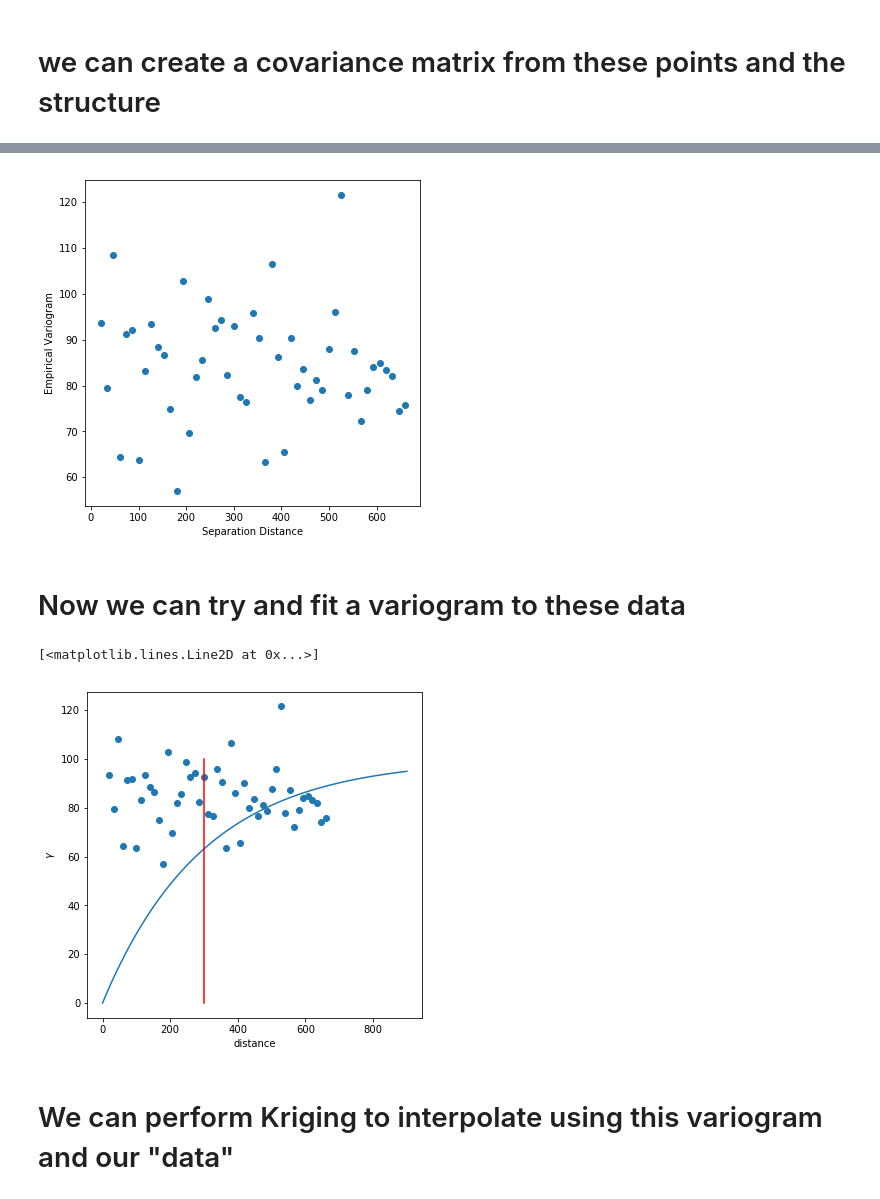
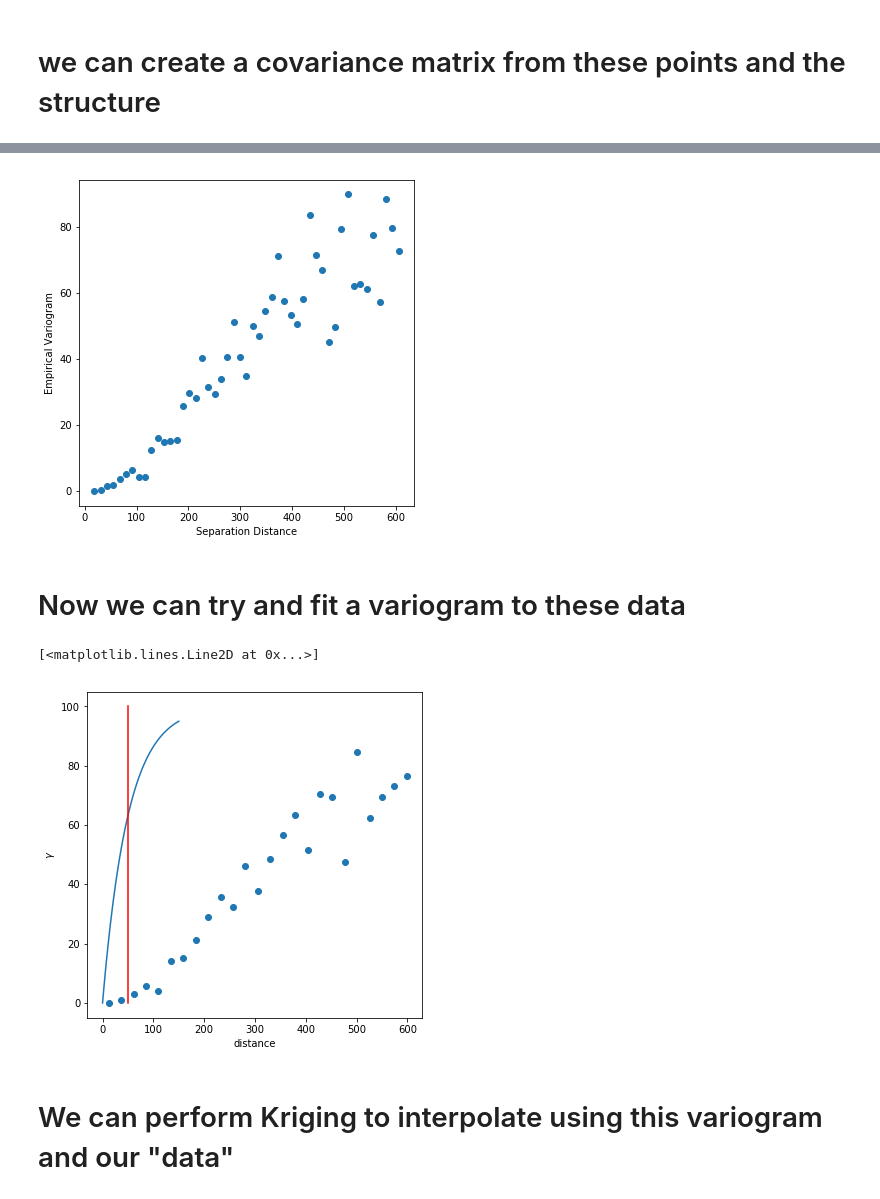
Before and after one commit to mnfienen/GW1876, a Jupyter notebook: activities/geostatistics/geostatistics_introduction.ipynb, the cells around one changed output, grey strips where cells are left out. Saved outputs shown, nothing was run; the diff lists cells and outputs as text; code cells hidden in the pictures.

```diff
--- a/activities/geostatistics/geostatistics_introduction.ipynb
+++ b/activities/geostatistics/geostatistics_introduction.ipynb
@@ -47,8 +47,8 @@ X,Y = np.meshgrid(x,y)
 # %%
 
 npts = 100
-xs = np.random.uniform(0,1000, 100)
-ys = np.random.uniform(0,1000, 100)
+xd = np.random.uniform(0,1000, 100)
+yd = np.random.uniform(0,1000, 100)
 names = ['p{0}'.format(i) for i in range(npts)]
-sample_df = pd.DataFrame({'x':xs,'y':ys,'name': names})
+sample_df = pd.DataFrame({'x':xd,'y':yd,'name': names})
 # %%
@@ -76,2 +76,3 @@ gh.grid_plot(X,Y,d)
 # %%
-zs = gh.sample_from_grid(X,Y,d,xs,ys)
+zd = gh.sample_from_grid(X,Y,d,xd,yd)
+sample_df['zd'] = zd
@@ -83,13 +84,13 @@ gh.field_scatterplot(xs,ys,zs)
 # %%
-h,gam,ax=gh.plot_empirical_variogram(xs,ys,zs,50)
+h,gam,ax=gh.plot_empirical_variogram(xd,yd,zd,50)
 # %% [output]
-[figure, old version]
+[figure, new version]
 # %% [markdown]
 # Now we can try and fit a variogram to these data
 # %%
-h,gam,ax=gh.plot_empirical_variogram(xs,ys,zs,50)
+h,gam,ax=gh.plot_empirical_variogram(xd,yd,zd,25)
 new_c=100.0
-new_a=300.0
+new_a=50.0
 
 v_fit = pyemu.geostats.ExpVario(contribution=new_c,a=new_a)
 gs_fit = pyemu.geostats.GeoStruct(variograms=v_fit)
@@ -97,7 +98,7 @@ gs_fit.plot(ax=ax)
 plt.plot([new_a,new_a],[0, new_c], 'r')
 # %% [output]
 [<matplotlib.lines.Line2D at 0x...>]
-[figure, old version]
+[figure, new version]
 # %% [markdown]
 # We can perform Kriging to interpolate using this variogram and our "data"
 # %% [markdown]
```
Also changed, not shown: parts of 11 cells of this notebook, 1 other file.
